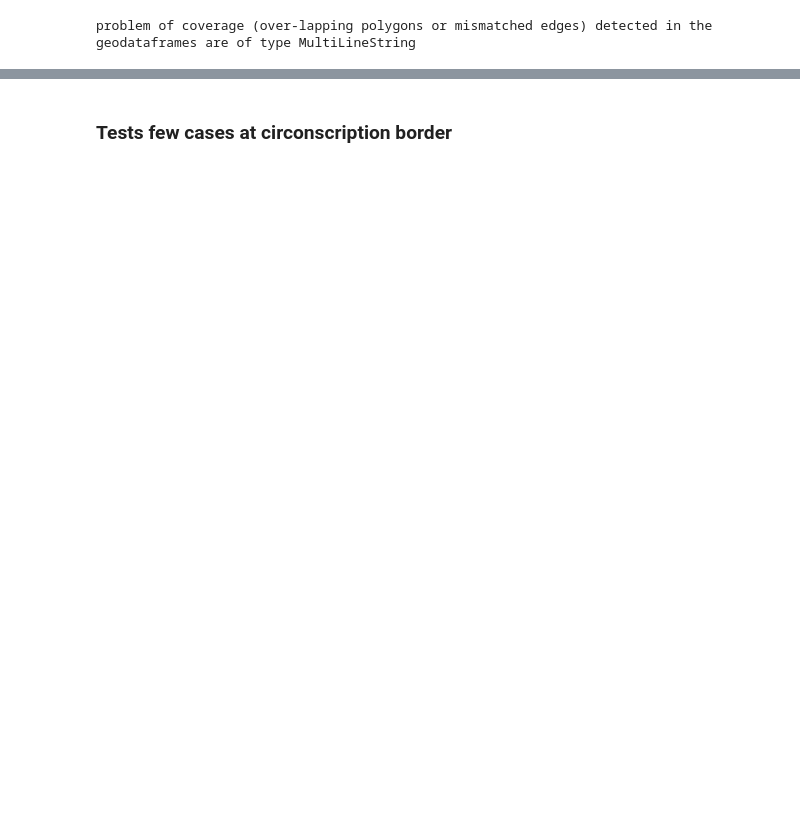
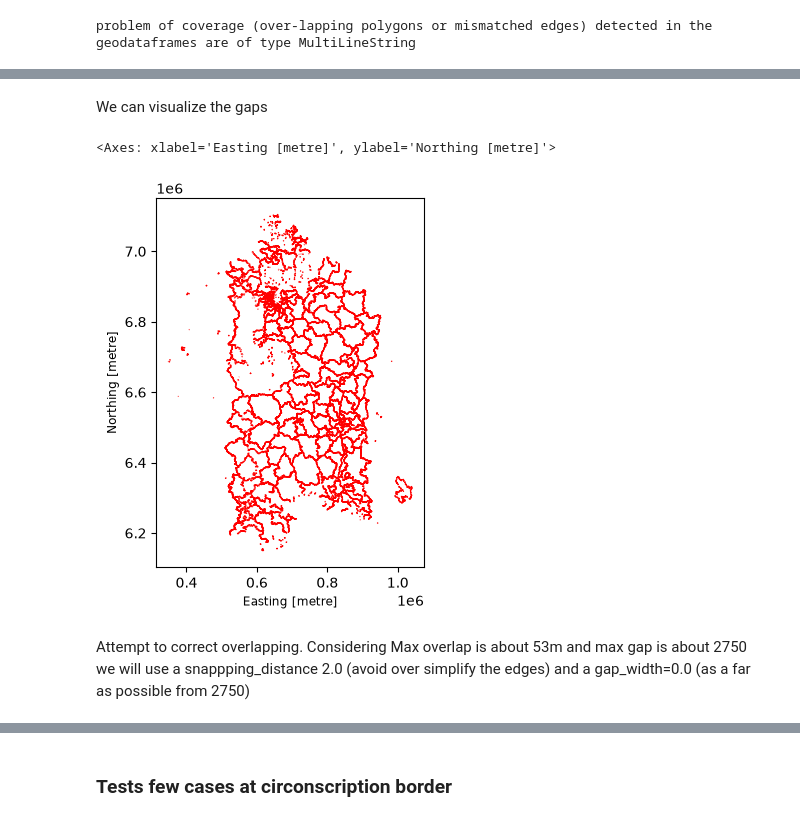
Before and after one commit to dataforgoodfr/mobibi, a Jupyter notebook: data/pierre/Find_circo_address/circo_adresse_dev.ipynb, the cells around one changed output, grey strips where cells are left out. Cells and saved outputs as stored; diff of their text form; code cells hidden in the pictures; blank space fills up the shorter version.

```diff
--- a/data/pierre/Find_circo_address/circo_adresse_dev.ipynb
+++ b/data/pierre/Find_circo_address/circo_adresse_dev.ipynb
@@ -336,0 +254,28 @@ GEOSException: IllegalArgumentException: point array must contain 0 or >1 elemen
+# %%
+from shapely.geometry import Polygon
+
+def max_gap_width(geom= BaseGeometry):
+    # 1. Merge all polygons into one
+    dissolved = geom.union_all()
+
+    # 2. Extract interior holes as individual Polygons
+    gaps = []
+    geoms = [dissolved] if dissolved.geom_type == "Polygon" else dissolved.geoms
+
+    for poly in geoms:
+        for interior in poly.interiors:
+            gaps.append(Polygon(interior))
+
+    gaps_gdf = gpd.GeoDataFrame(geometry=gaps, crs=geom.crs)
+
+    # 3. Calculate max width of the gaps
+    if not gaps_gdf.empty:
+        gaps_gdf["max_width"] = gaps_gdf.geometry.apply(
+            lambda geom: maximum_inscribed_circle(geom).length * 2
+        )
+        max_gap_width = gaps_gdf["max_width"].max()
+    else:
+        max_gap_width = 0.0
+    print(f"Max gap width: {max_gap_width:.2f}")
+
+    return gaps_gdf
@@ -336,0 +286,9 @@ GEOSException: IllegalArgumentException: point array must contain 0 or >1 elemen
+# %% [markdown]
+We can visualize the gaps
+# %%
+gpf_gaps.plot(edgecolor="red", linewidth=1)
+# %% [output]
+<Axes: xlabel='Easting [metre]', ylabel='Northing [metre]'>
+[figure, added]
+# %% [markdown]
+Attempt to correct overlapping. Considering Max overlap is about 53m and max gap is about 2750 we will use a snappping_distance 2.0 (avoid over simplify the edges) and a gap_width=0.0 (as a far as possible from 2750)
```
Also changed, not shown: parts of 84 cells of this notebook.
